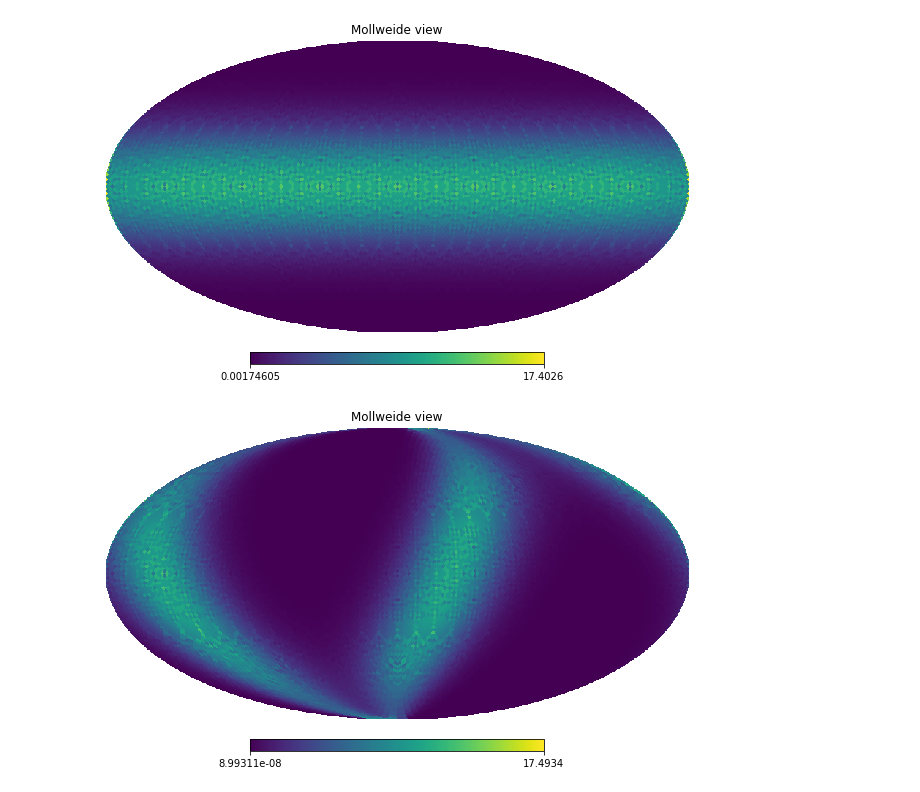
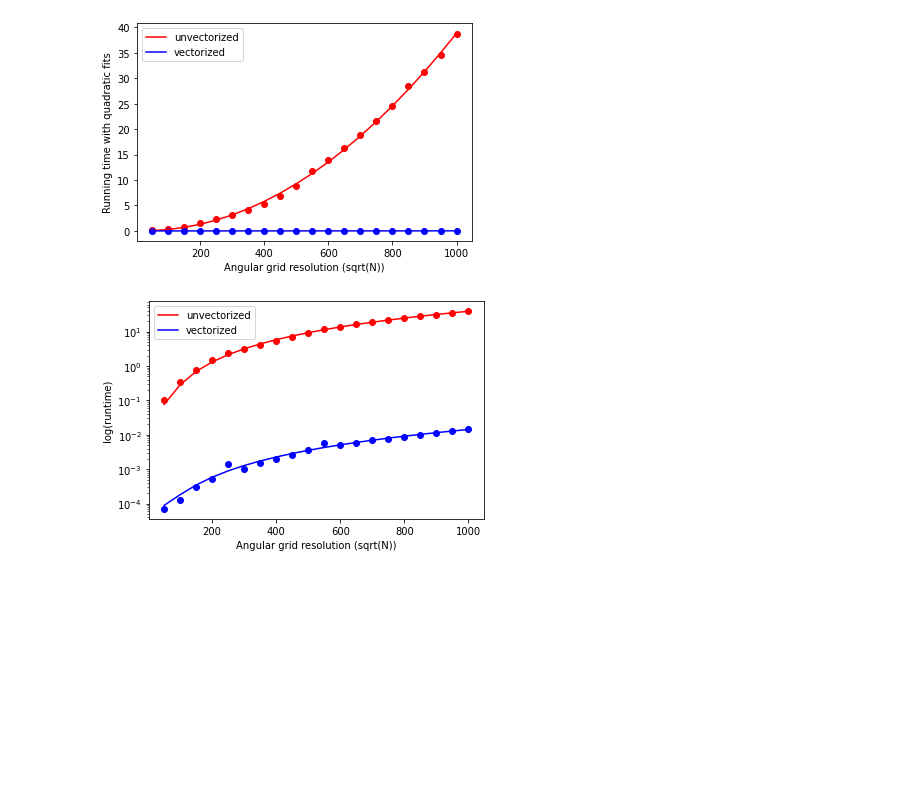
Before and after one commit to joheenc/chic_coupling, a Jupyter notebook: Rotate beam.ipynb, the cells around one changed output. Cells and saved outputs as stored; diff of their text form; code cells hidden in the pictures; blank space fills up the shorter version.

```diff
--- a/Rotate beam.ipynb
+++ b/Rotate beam.ipynb
@@ -64,34 +169,27 @@ hp.mollview(hpxmap)
-# %%
-#ignore healpy rotations for now. We'll create the sky coverage matrix analytically for each pointing direction
-def sky_coverage(lons, lats, coordsys='galactic', nres=400, nside=32, progress=0):
-    skycov = np.zeros((lons.shape[0], hp.nside2npix(nside)))
-    if coordsys in ['celestial', 'equatorial', 'c', 'C']: #conversion to galactic coords
-        for i in range(lons.shape[0]):
-            c = SkyCoord(lons[i], lats[i], frame='icrs', unit='deg')
-            lons[i] = c.galactic.l.degree
-            lats[i] = c.galactic.b.degree
-
-    for i in range(lons.shape[0]):
-        phi = (lons[i]%360-180)*np.pi/180
-        theta = (90-lats[i])*np.pi/180
-        beammap = point_beam(theta, phi, nres=nres, nside=nside)
-        skycov[i] = beammap
-        if progress != 0 and i%progress==0:
-            print(i)
-    return skycov
-
-nsteps = 100
-ls = np.linspace(0, 360, nsteps)
-bs = np.linspace(0, 0, nsteps)
-skycov = sky_coverage(ls, bs)
-hp.mollview(np.sum(skycov, axis=0))
-# %% [output]
-[figure, removed]
-# %%
-#say we want to give the path of the beam in equatorial coordinates:
-ras = np.linspace(0, 360, nsteps)
-decs = np.linspace(0, 0, nsteps)
-skycov = sky_coverage(ras, decs, coordsys='c')
-hp.mollview(np.sum(skycov, axis=0))
-# %% [output]
-[figure, removed]
+# %%
+plt.figure(figsize=(6, 4))
+plt.scatter(nress, t_unvecs, color='red')
+nress = np.arange(50, 1001, 50)
+fit1 = np.polyfit(nress, t_unvecs, 2)
+plt.plot(nress, fit1[0]*nress**2+fit1[1]*nress+fit1[2], color='red', label='unvectorized')
+plt.scatter(nress, t_vecs, color='blue')
+fit2 = np.polyfit(nress, t_vecs, 2)
+plt.plot(nress, fit2[0]*nress**2+fit2[1]*nress+fit2[2], color='blue', label='vectorized')
+plt.xlabel('Angular grid resolution (sqrt(N))')
+plt.ylabel('Running time with quadratic fits')
+plt.legend()
+plt.show()
+
+plt.figure(figsize=(6, 4))
+plt.yscale('log')
+plt.scatter(nress, t_unvecs, color='red')
+plt.scatter(nress, t_vecs, color='blue')
+plt.plot(nress, fit1[0]*nress**2+fit1[1]*nress+fit1[2], color='red', label='unvectorized')
+plt.plot(nress, fit2[0]*nress**2+fit2[1]*nress+fit2[2], color='blue', label='vectorized')
+plt.xlabel('Angular grid resolution (sqrt(N))')
+plt.ylabel('log(runtime)')
+plt.legend()
+plt.show()
+# %% [output]
+[figure, added]
+[figure, added]
```
Also changed, not shown: parts of 10 cells of this notebook, 2 other files.
